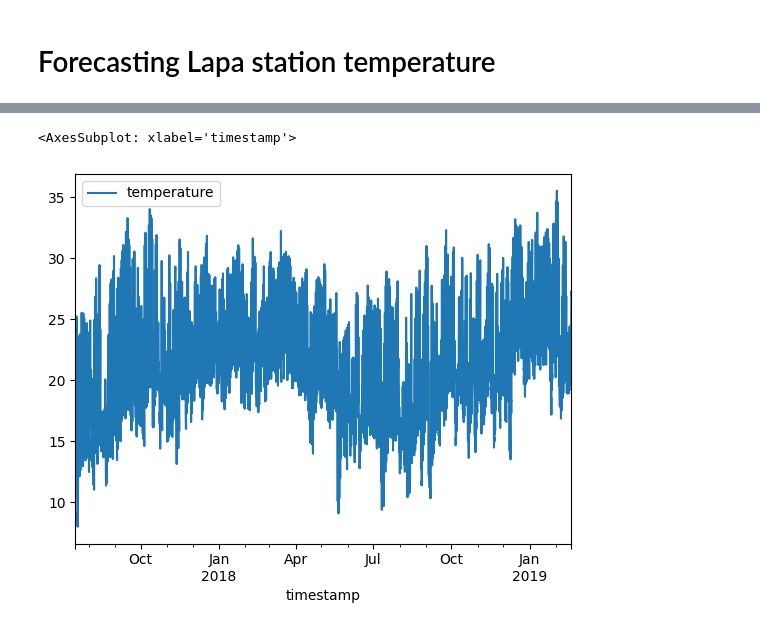
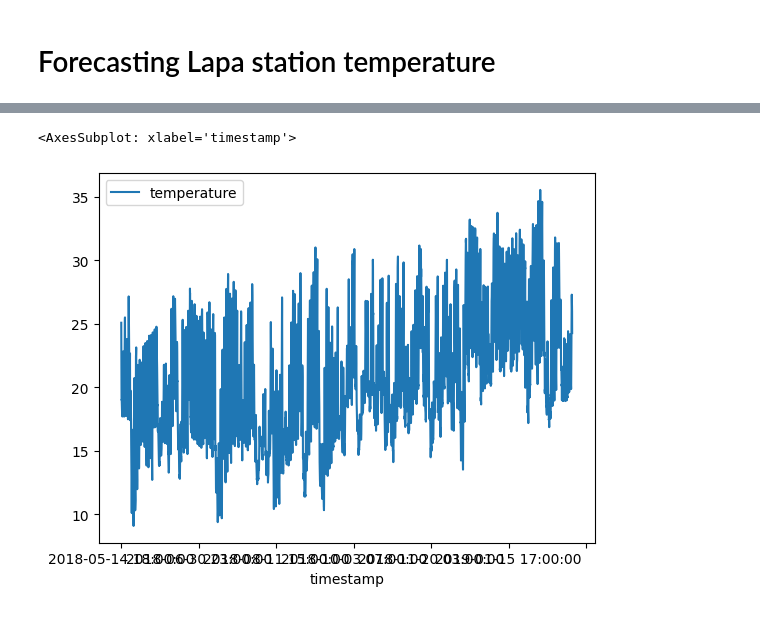
Before and after one commit to plbalmeida/ml-uhi, a Jupyter notebook: notebooks/2.0-modeling.ipynb, the cells around one changed output, grey strips where cells are left out. Saved outputs shown, nothing was run; the diff lists cells and outputs as text; code cells hidden in the pictures.

Commit message:
preliminar test with RegressorChain + ML model

```diff
--- a/notebooks/2.0-modeling.ipynb
+++ b/notebooks/2.0-modeling.ipynb
@@ -87,3 +0,0 @@ array(['Lapa', 'Sé', 'Parelheiros', 'Pirituba', 'Penha', 'Jabaquara'],
-# %%
-for i in cge.station_name.unique():
-    print(i, cge[cge.station_name == i].timestamp.max())
@@ -130,0 +5,3 @@ cge[cge.station_name == "Lapa"]
+# %%
+cge = pd.read_csv("../data/processed/lapa.csv")
+cge = cge.dropna()
@@ -131,16 +18,10 @@ cge[cge.station_name == "Lapa"]
 # %%
-def make_lags(df, y):
-    for i in range(1,36):
-        df[f"{y}_lag_{i+1}"] = df[y].shift(i+1)
-    return df
-
-
 def make_steps(df, y):
     for i in range(6):
         df[f"{y}_step_{i+1}"] = df[y].shift(-i+1)
     return df
 
-X = make_lags(df=cge[cge.station_name == "Lapa"][["temperature"]], y="temperature").dropna().drop("temperature", axis=1)
-y = make_steps(df=cge[cge.station_name == "Lapa"][["temperature"]], y="temperature").dropna().drop("temperature", axis=1)
+y = make_steps(df=cge[["temperature"]], y="temperature").drop("temperature", axis=1)
+y = y.dropna()
 
-y, X = y.align(X, join="inner", axis=0)
+y
@@ -146,0 +59,4 @@ y, X = y.align(X, join="inner", axis=0)
+# %%
+X = cge.drop(["timestamp", "precipitation", "temperature", "relative_humidity", "pressure", "wind_velocity_x", "wind_velocity_y", "wind_blow_x", "wind_blow_y"], axis=1)
+X = X.loc[y.index.min():y.index.max()]
+X
@@ -166,6 +134,6 @@ Test RMSE: 1.47
 # %%
-test = lapa[X_test.index[0]:X_test.index[-1]][["timestamp", "temperature"]].set_index("timestamp")
+test = cge[X_test.index[0]:X_test.index[-1]][["timestamp", "temperature"]].set_index("timestamp")
 test.plot()
 # %% [output]
 <AxesSubplot: xlabel='timestamp'>
-[figure, old version]
+[figure, new version]
```
Also changed, not shown: parts of 27 cells of this notebook, 5 other files.
